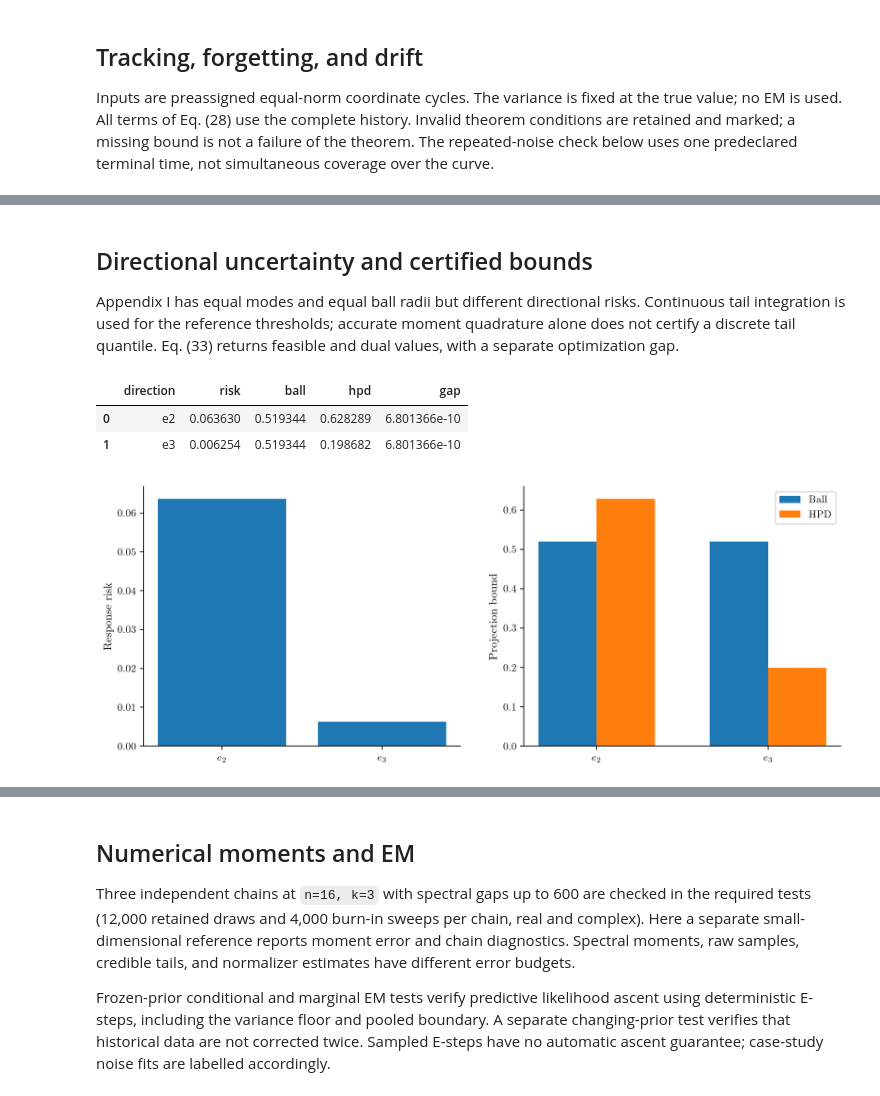
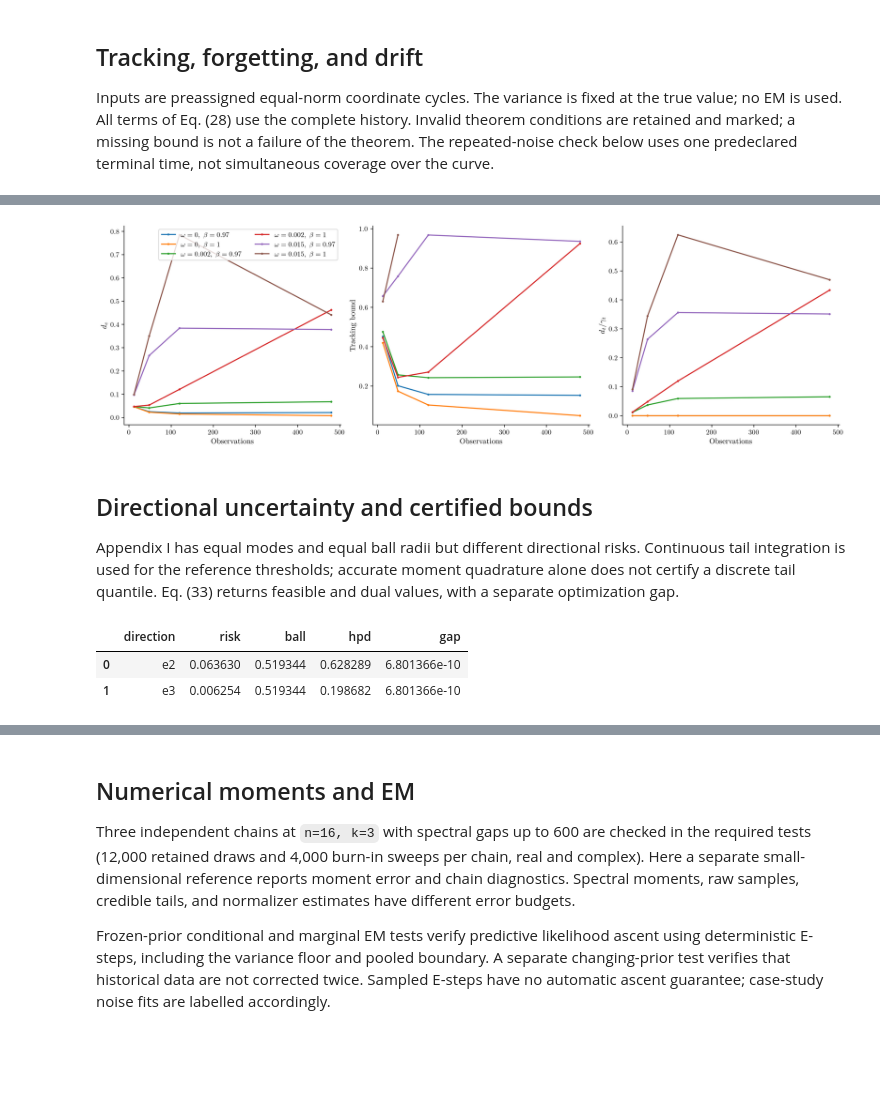
Before and after one commit to shreyasnb/Bayesian-ST, a Jupyter notebook: notebooks/00_theory.ipynb, the cells around one changed output, grey strips where cells are left out. Saved outputs shown, nothing was run; the diff lists cells and outputs as text; code cells hidden in the pictures; blank space fills up the shorter version.

```diff
--- a/notebooks/00_theory.ipynb
+++ b/notebooks/00_theory.ipynb
@@ -110,15 +138,6 @@ assert terminal.violations==0
 violation_upper=1-.05**(1/int(terminal.repeats))
 assert violation_upper<.05
 assert (~track.valid).any(), 'Stress cases must include invalid conditions'
-fig,axs=plt.subplots(1,3,figsize=(15,4.5))
-for (drift,beta),g in track.groupby(['drift','beta']):
-    label=rf'$\omega={drift:g},\ \beta={beta:g}$'
-    axs[0].plot(g.t,g.error,marker='.',label=label)
-    axs[1].plot(g.t,g.bound,marker='.',label=label)
-    axs[2].plot(g.t,g.drift_term/g.gamma,marker='.',label=label)
-axs[0].set_ylabel(r'$d_c$');axs[1].set_ylabel('Tracking bound');axs[2].set_ylabel(r'$d_t/\gamma_t$')
-for ax in axs:ax.set_xlabel('Observations')
-axs[0].legend(ncol=2);save(fig,OUT/'theory_tracking');plt.show()
 track.to_csv(OUT/'theory_tracking.csv',index=False)
 # %% [output]
 |  | drift | beta | t | error | error_se | bound | valid | gamma | drift_term | noise_term | ... |
@@ -142,3 +164,21 @@ track.to_csv(OUT/'theory_tracking.csv',index=False)
+# %%
+plot_data = track.copy()
+DPI = 300
+FIGSIZE = (15.0, 4.5)
+OUTPUT_PDF = EDITABLE_OUTPUT / "theory_tracking.pdf"
+
+fig,axs=plt.subplots(1,3,figsize=FIGSIZE, dpi=DPI, layout="constrained")
+for (drift,beta),g in plot_data.groupby(['drift','beta']):
+    label=rf'$\omega={drift:g},\ \beta={beta:g}$'
+    axs[0].plot(g.t,g.error,marker='.',label=label)
+    axs[1].plot(g.t,g.bound,marker='.',label=label)
+    axs[2].plot(g.t,g.drift_term/g.gamma,marker='.',label=label)
+axs[0].set_ylabel(r'$d_c$');axs[1].set_ylabel('Tracking bound');axs[2].set_ylabel(r'$d_t/\gamma_t$')
+for ax in axs:ax.set_xlabel('Observations')
+axs[0].legend(ncol=2);fig.savefig(OUTPUT_PDF, dpi=DPI, bbox_inches=None)
+plt.show()
+# %% [output]
+[figure, added]
 # %% [markdown]
 ## Directional uncertainty and certified bounds
 Appendix I has equal modes and equal ball radii but different directional risks. Continuous tail integration is used for the reference thresholds; accurate moment quadrature alone does not certify a discrete tail quantile. Eq. (33) returns feasible and dual values, with a separate optimization gap.
@@ -159,14 +199,7 @@ assert np.max(abs(q.mean.diagonal()-[.92541154,.06829456,.00629390]))<1e-7
 assert abs(reg.radius-.519344)<1e-6 and abs(reg.hpd_loss-3.157974)<1e-6
 assert directional.gap.max()<1e-7
 assert directional.hpd.iloc[0]>directional.ball.iloc[0] and directional.hpd.iloc[1]<directional.ball.iloc[1]
-fig,axs=plt.subplots(1,2,figsize=(12,4.5))
-x=np.arange(2)
-axs[0].bar(x,directional.risk);axs[0].set_xticks(x,[r'$e_2$',r'$e_3$']);axs[0].set_ylabel('Response risk')
-axs[1].bar(x-.17,directional.ball,width=.34,label='Ball');axs[1].bar(x+.17,directional.hpd,width=.34,label='HPD')
-axs[1].set_xticks(x,[r'$e_2$',r'$e_3$']);axs[1].set_ylabel('Projection bound');axs[1].legend()
-save(fig,OUT/'theory_directional');plt.show()
 # %% [output]
 |  | direction | risk | ball | hpd | gap |
 | 0 | e2 | 0.063630 | 0.519344 | 0.628289 | 6.801366e-10 |
 | 1 | e3 | 0.006254 | 0.519344 | 0.198682 | 6.801366e-10 |
-[figure, removed]
```
Also changed, not shown: parts of 15 cells of this notebook, 30 other files.
